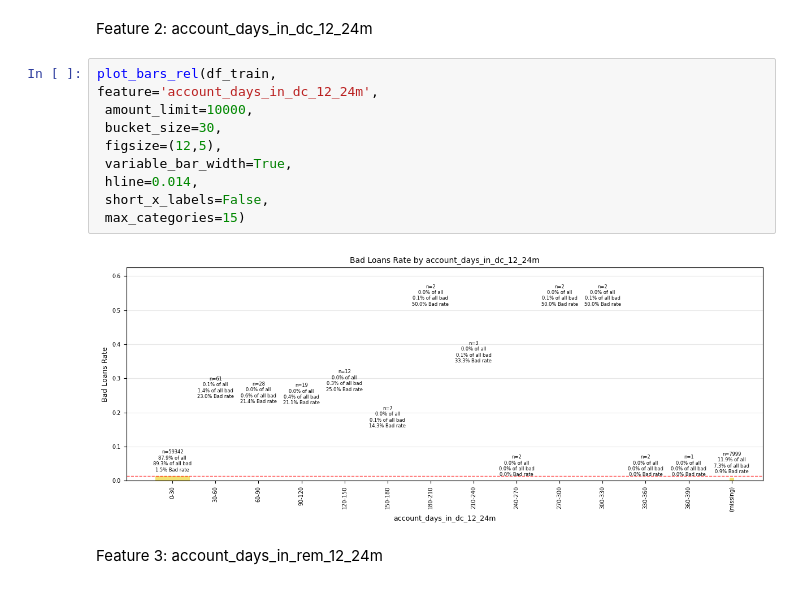
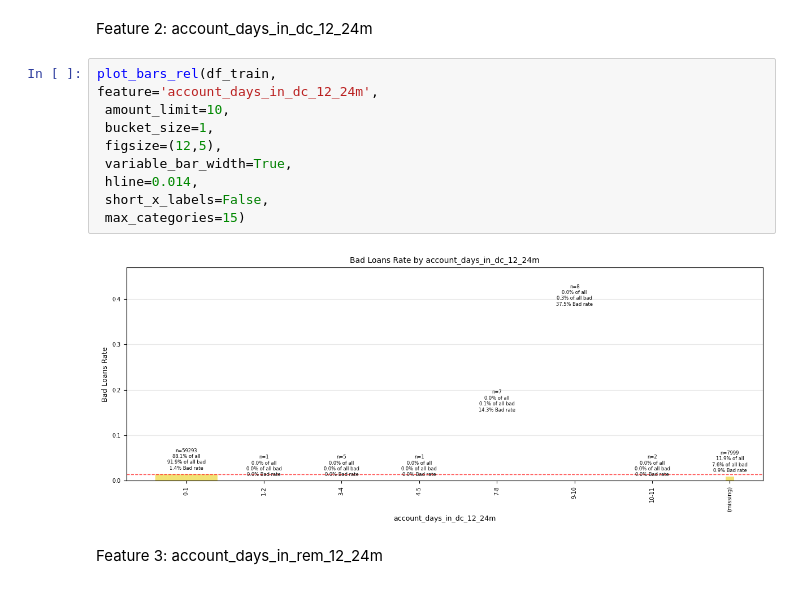
Before and after one commit to maleckicoa/pd-prediction, a Jupyter notebook: eda.ipynb, the cells around one changed output. Cells and saved outputs as stored; diff of their text form.

```diff
--- a/eda.ipynb
+++ b/eda.ipynb
@@ -215,15 +248,15 @@ Feature 2: account_days_in_dc_12_24m
 # %%
 plot_bars_rel(df_train,
 feature='account_days_in_dc_12_24m',
- amount_limit=10000,
- bucket_size=30,
+ amount_limit=10,
+ bucket_size=1,
  figsize=(12,5),
  variable_bar_width=True,
  hline=0.014,
  short_x_labels=False,
  max_categories=15)
 # %% [output]
-[figure, old version]
+[figure, new version]
 # %% [markdown]
 Feature 3: account_days_in_rem_12_24m
 # %%
```
Also changed, not shown: parts of 1 cell of this notebook, 6 other files.
